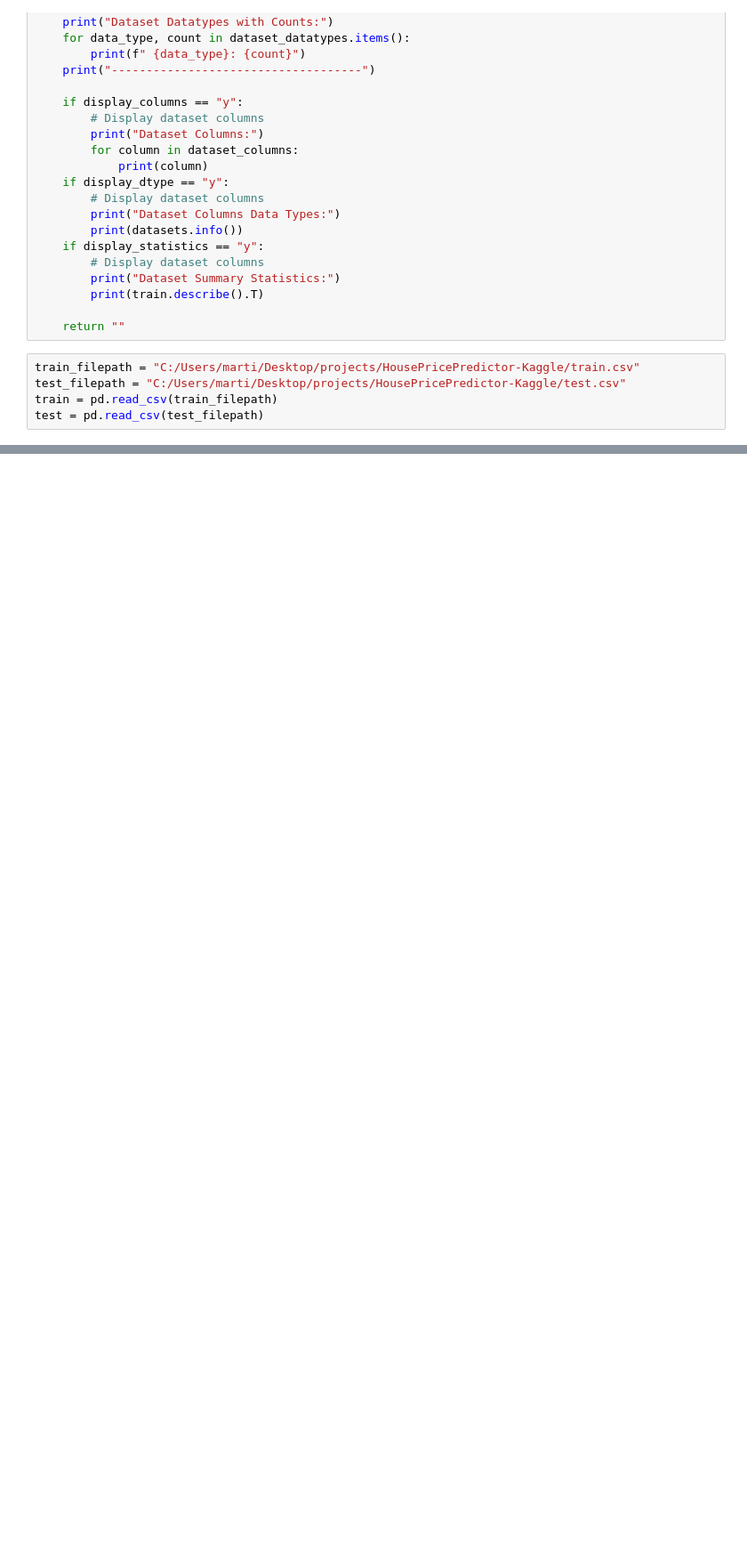
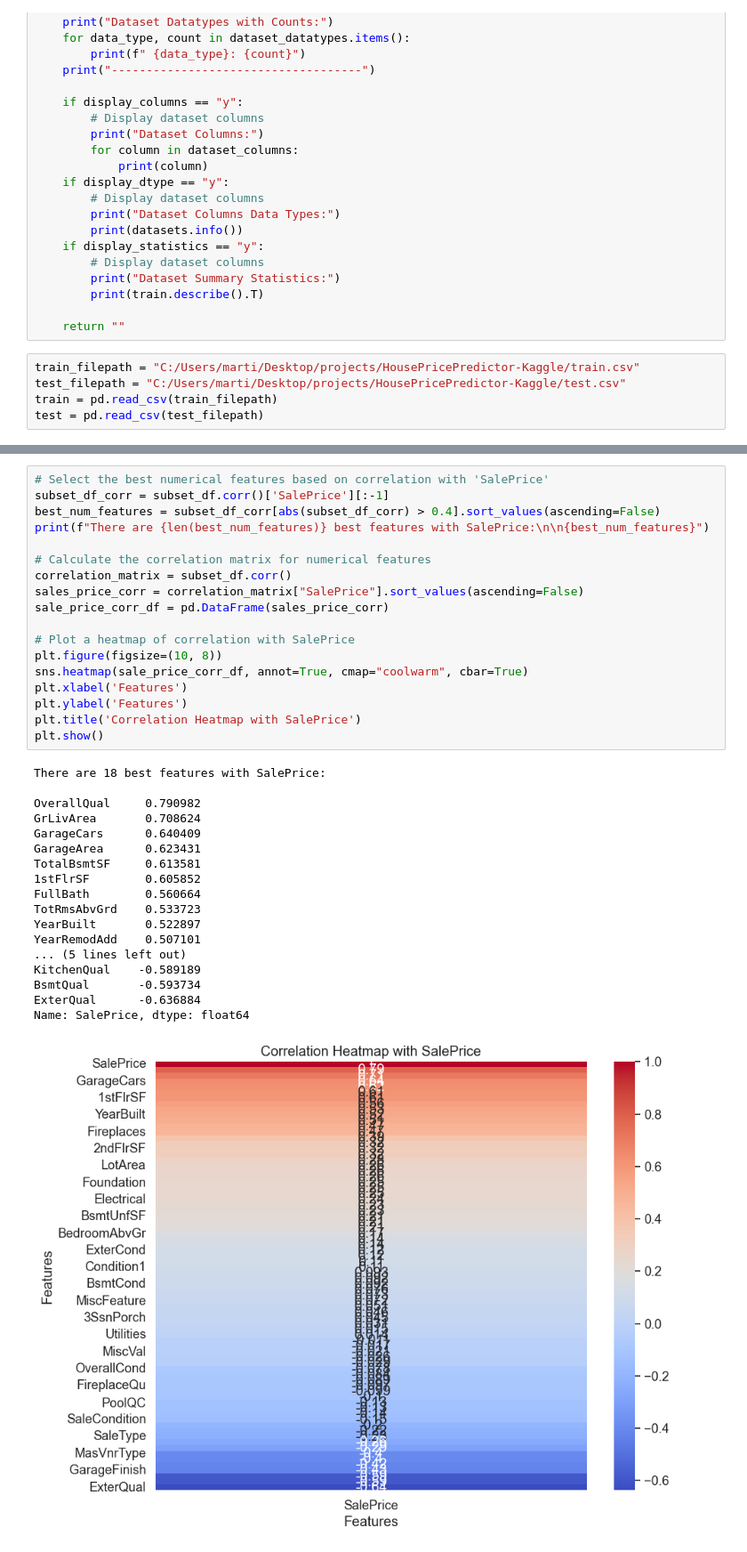
Before and after one commit to donatomartinelli/HousePricePredictor-Kaggle, a Jupyter notebook: main.ipynb, the cells around one changed output, grey strips where cells are left out. Shown: that part at 89% size. Saved outputs shown, nothing was run; the diff lists cells and outputs as text; blank space fills up the shorter version.

```diff
--- a/main.ipynb
+++ b/main.ipynb
@@ -121,0 +282,37 @@ SalePrice      163000.0  214000.00  755000.0
+# %%
+# Select the best numerical features based on correlation with 'SalePrice'
+subset_df_corr = subset_df.corr()['SalePrice'][:-1]
+best_num_features = subset_df_corr[abs(subset_df_corr) > 0.4].sort_values(ascending=False)
+print(f"There are {len(best_num_features)} best features with SalePrice:\n\n{best_num_features}")
+
+# Calculate the correlation matrix for numerical features
+correlation_matrix = subset_df.corr()
+sales_price_corr = correlation_matrix["SalePrice"].sort_values(ascending=False)
+sale_price_corr_df = pd.DataFrame(sales_price_corr)
+
+# Plot a heatmap of correlation with SalePrice
+plt.figure(figsize=(10, 8))
+sns.heatmap(sale_price_corr_df, annot=True, cmap="coolwarm", cbar=True)
+plt.xlabel('Features')
+plt.ylabel('Features')
+plt.title('Correlation Heatmap with SalePrice')
+plt.show()
+# %% [output]
+There are 18 best features with SalePrice:
+
+OverallQual     0.790982
+GrLivArea       0.708624
+GarageCars      0.640409
+GarageArea      0.623431
+TotalBsmtSF     0.613581
+1stFlrSF        0.605852
+FullBath        0.560664
+TotRmsAbvGrd    0.533723
+YearBuilt       0.522897
+YearRemodAdd    0.507101
+... (5 lines left out)
+KitchenQual    -0.589189
+BsmtQual       -0.593734
+ExterQual      -0.636884
+Name: SalePrice, dtype: float64
+[figure, added]
```
Also changed, not shown: parts of 17 cells of this notebook, 2 other files.
